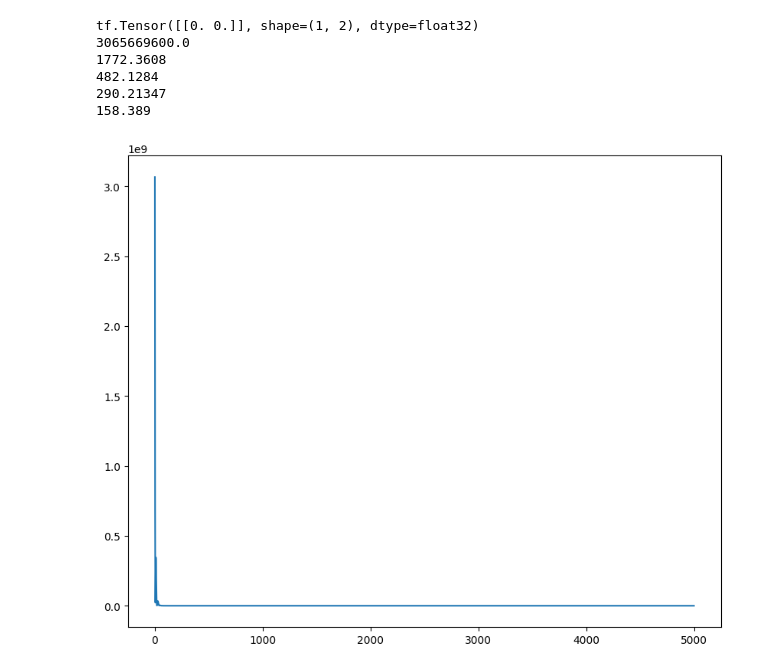
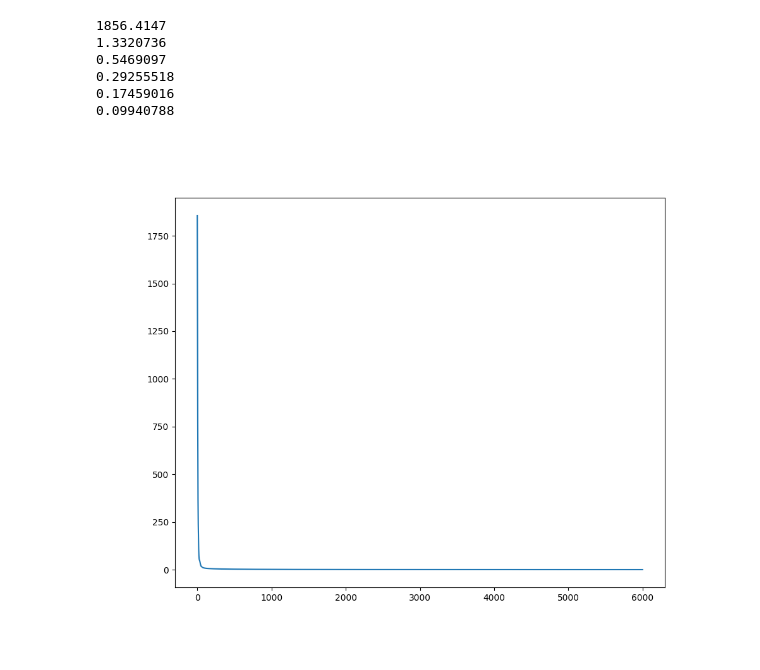
Before and after one commit to C0c0n4t/PINN_Poisson, a Jupyter notebook: src/ourtask.ipynb, the cells around one changed output. Drawn from its saved outputs; the diff is of its cells as text; code cells hidden in the pictures.

```diff
--- a/src/ourtask.ipynb
+++ b/src/ourtask.ipynb
@@ -6,12 +6,11 @@ import random
 # %%
 
 def custom_activation(x):
-    return tf.cos(x)
+    return tf.sin(x)
 # %%
 NN = tf.keras.models.Sequential(
     [
         tf.keras.layers.Input((2,)),
-        tf.keras.layers.Dense(units=32, activation=custom_activation),
         tf.keras.layers.Dense(units=32, activation=custom_activation),
         tf.keras.layers.Dense(units=32, activation=custom_activation),
         tf.keras.layers.Dense(units=1),
@@ -63,3 +62,26 @@ def ode_system(coord, net):
     total_loss = tf.reduce_mean(square_loss)
 
     return total_loss
+# %%
+grid_size = (50, 50)
+
+x = np.linspace(0, 10, 10)
+y = np.linspace(0, 10, 10)
+# y = np.random.uniform(1, 10, 10)
+x, y = np.meshgrid(x, y)
+train_coord = np.column_stack((x.flatten(), y.flatten()))
+
+boarder = train_coord.reshape(10, 10, 2)
+# boarder = np.append(boarder[0], boarder[0][..., [1, 0]])
+boarder = np.append(boarder[0], boarder[0][..., [1, 0]]).reshape(20, 2)
+# print(boarder[0], boarder[0][..., [1, 0]], sep="\n")
+print(boarder)
+x = np.linspace(0, 10, grid_size[0])
+y = np.linspace(0, 10, grid_size[1])
+# y = np.random.uniform(1, 10, 10)
+x, y = np.meshgrid(x, y)
+train_coord = np.column_stack((x.flatten(), y.flatten()))
+# train_coord = x
+train_loss_record = []
+
+print(tf.zeros((1, 2)))
@@ -66,39 +106,29 @@ def ode_system(coord, net):
 # %%
-x = np.linspace(0, 10, 100)
-y = np.linspace(0, 10, 100)
-# y = np.random.uniform(1, 10, 10)
-x, y = np.meshgrid(x, y)
-train_coord = np.column_stack((x.flatten(), y.flatten()))
-# train_coord = x
-train_loss_record = []
-
-print(tf.zeros((1, 2)))
-
-for itr in range(5000):
+for itr in range(6000):
     with tf.GradientTape() as tape:
-        train_loss = ode_system(train_coord, NN)
+        train_loss = ode_system(train_coord, NN, boarder)
         train_loss_record.append(train_loss)
 
     grad_w = tape.gradient(train_loss, NN.trainable_variables)
     optm.apply_gradients(zip(grad_w, NN.trainable_variables))
 
     if itr % 1000 == 0:
         print(train_loss.numpy())
 
         if train_loss < 0.01:
             break
 
 plt.figure(figsize=(10, 8))
 plt.plot(train_loss_record)
 plt.show()
 # %% [output]
-tf.Tensor([[0. 0.]], shape=(1, 2), dtype=float32)
-3065669600.0
-1772.3608
-482.1284
-290.21347
-158.389
+1856.4147
+1.3320736
+0.5469097
+0.29255518
+0.17459016
+0.09940788
-[figure, old version]
+[figure, new version]
 # %%
 test_coord = np.linspace(0, 10, 100)
 
```
Also changed, not shown: parts of 6 cells of this notebook.
